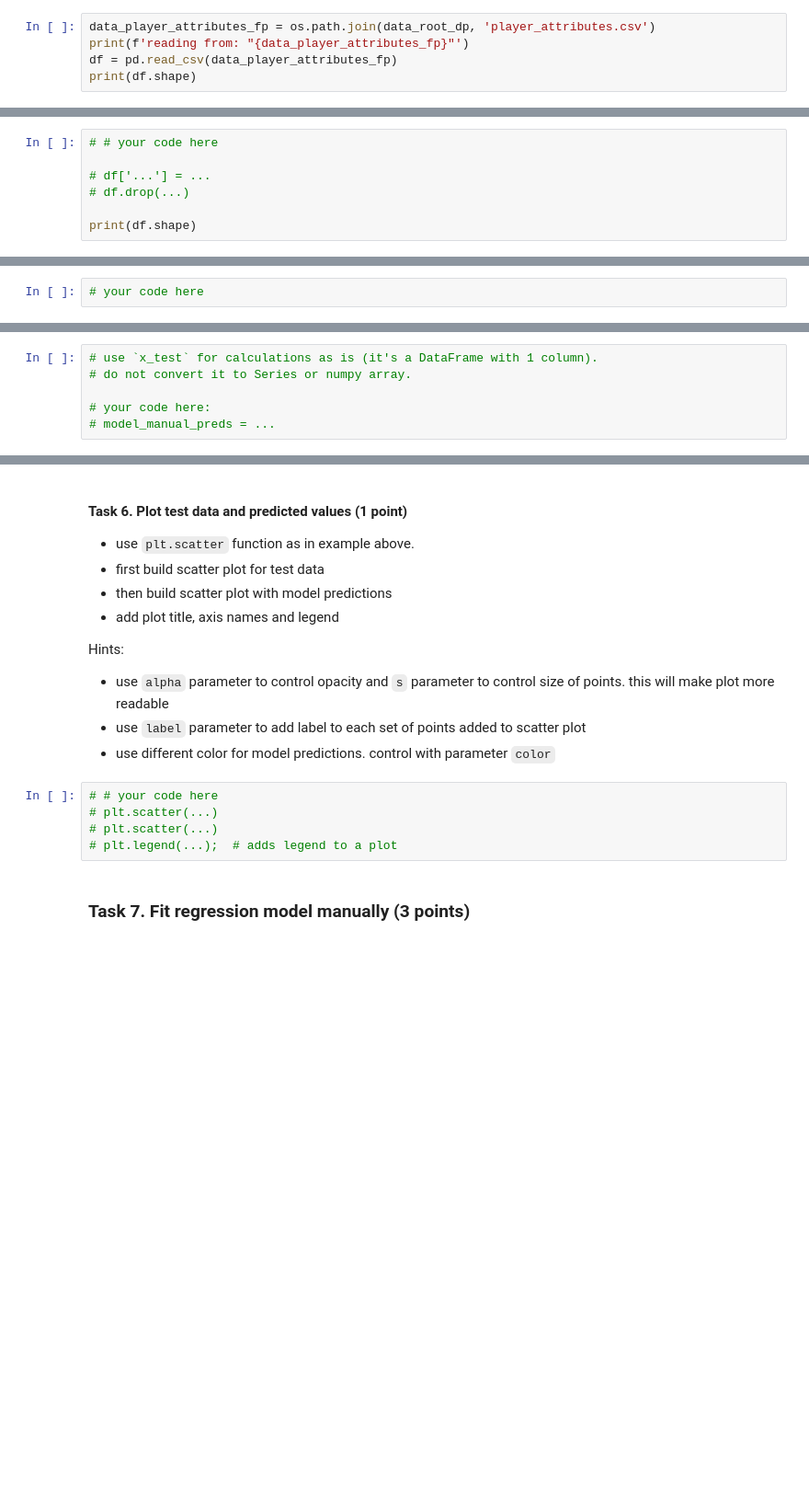
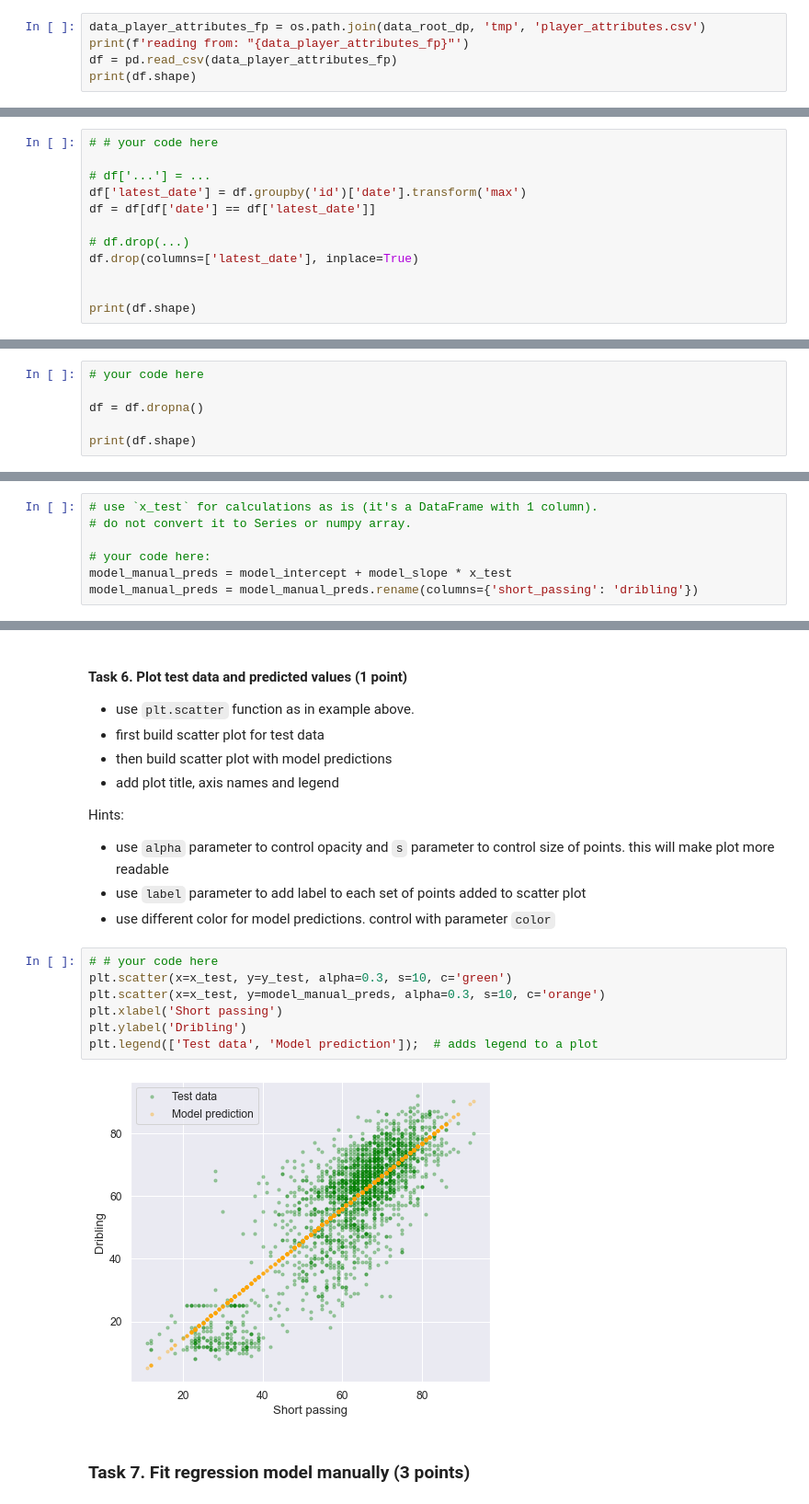
Before and after one commit to mamont79/03-LR, a Jupyter notebook: linear_regression.ipynb, the cells around one changed output, grey strips where cells are left out. Shown at 92% size. Cells and saved outputs as stored; diff of their text form; blank space fills up the shorter version.

```diff
--- a/linear_regression.ipynb
+++ b/linear_regression.ipynb
@@ -96,7 +104,7 @@ print(f'data_root_dp: "{data_root_dp}"')
 # %% [markdown]
 ### read the  data
 # %%
-data_player_attributes_fp = os.path.join(data_root_dp, 'player_attributes.csv')
+data_player_attributes_fp = os.path.join(data_root_dp, 'tmp', 'player_attributes.csv')
 print(f'reading from: "{data_player_attributes_fp}"')
 df = pd.read_csv(data_player_attributes_fp)
 print(df.shape)
@@ -173,6 +239,11 @@ df.duplicated('id').value_counts()
 # # your code here
 
 # df['...'] = ...
+df['latest_date'] = df.groupby('id')['date'].transform('max')
+df = df[df['date'] == df['latest_date']]
+
 # df.drop(...)
+df.drop(columns=['latest_date'], inplace=True)
+
 
 print(df.shape)
@@ -194,3 +309,7 @@ df.isna().sum(axis=1).value_counts()
 #### Task 2. Drop rows that contain NaNs (1 point)
 # %%
 # your code here
+
+df = df.dropna()
+
+print(df.shape)
@@ -466,7 +667,8 @@ Recall Linear Regression formula:
 # do not convert it to Series or numpy array.
 
 # your code here:
-# model_manual_preds = ...
+model_manual_preds = model_intercept + model_slope * x_test
+model_manual_preds = model_manual_preds.rename(columns={'short_passing': 'dribling'})
 # %%
 assert isinstance(model_manual_preds, pd.DataFrame)
 # %%
@@ -488,9 +692,13 @@ Hints:
 * use different color for model predictions. control with parameter `color`
 # %%
 # # your code here
-# plt.scatter(...)
-# plt.scatter(...)
-# plt.legend(...);  # adds legend to a plot
+plt.scatter(x=x_test, y=y_test, alpha=0.3, s=10, c='green')
+plt.scatter(x=x_test, y=model_manual_preds, alpha=0.3, s=10, c='orange')
+plt.xlabel('Short passing')
+plt.ylabel('Dribling')
+plt.legend(['Test data', 'Model prediction']);  # adds legend to a plot
+# %% [output]
+[figure, added]
 # %% [markdown]
 ### Task 7.  Fit regression model manually (3 points)
 # %% [markdown]
```
Also changed, not shown: parts of 48 cells of this notebook.
